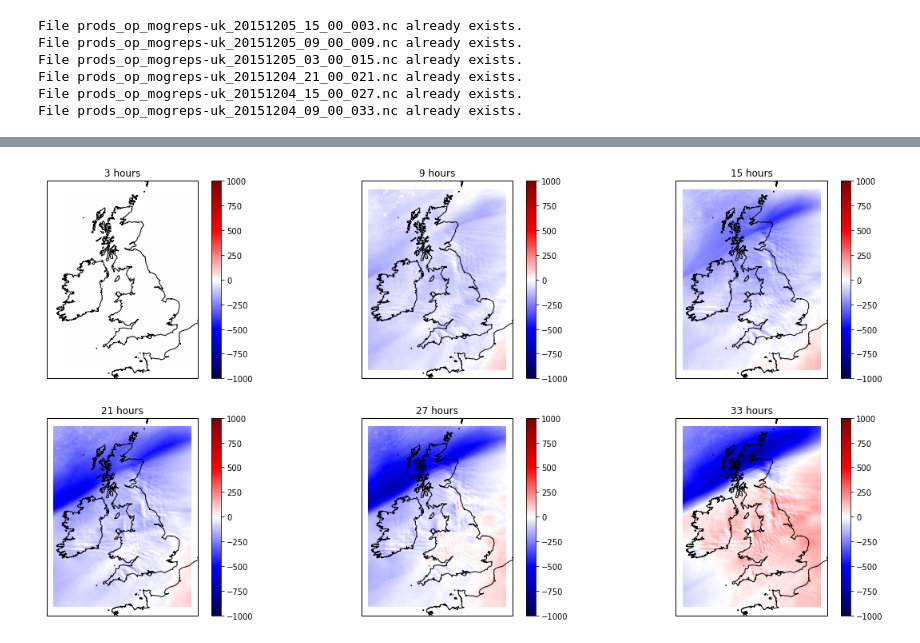
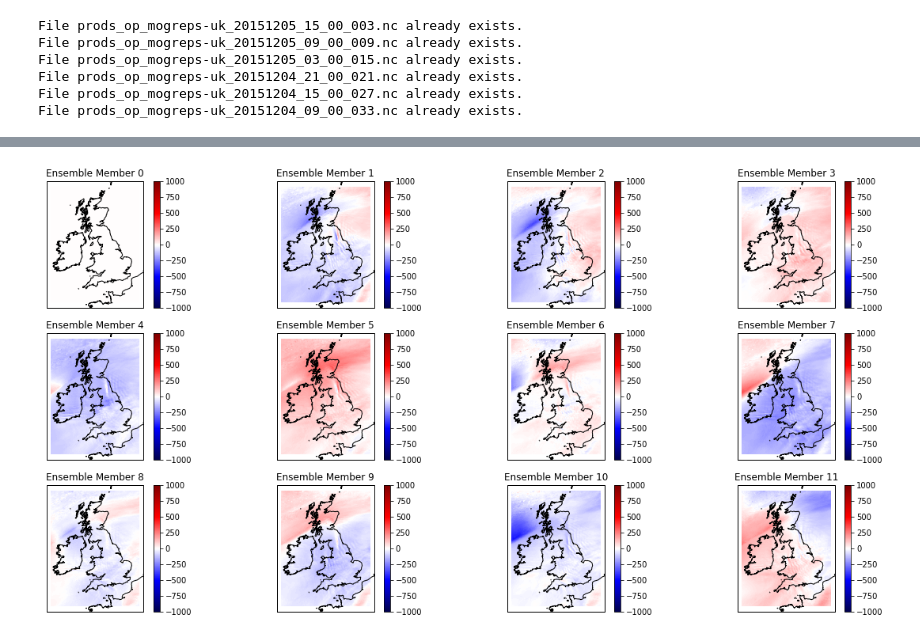
Before and after one commit to thomasgibson/t3motr, a Jupyter notebook: ShinyForPresentation.ipynb, the cells around one changed output, grey strips where cells are left out. Cells and saved outputs as stored; diff of their text form; code cells hidden in the pictures.

```diff
--- a/ShinyForPresentation.ipynb
+++ b/ShinyForPresentation.ipynb
@@ -66,0 +147,14 @@ The evolution of the forecase from 33 hours out (so forecast 9am 4th December) t
+# %%
+eforecast_1 = mogreps.download_data('mogreps-uk', mogreps.make_data_object_name('mogreps-uk', 2015, 12, 5, 3, 1 , 12),data_folder = Path('.'))
+eforecast_2 = mogreps.download_data('mogreps-uk', mogreps.make_data_object_name('mogreps-uk', 2015, 12, 5, 3, 2 , 12),data_folder = Path('.'))
+eforecast_3 = mogreps.download_data('mogreps-uk', mogreps.make_data_object_name('mogreps-uk', 2015, 12, 5, 3, 3 , 12),data_folder = Path('.'))
+eforecast_4 = mogreps.download_data('mogreps-uk', mogreps.make_data_object_name('mogreps-uk', 2015, 12, 5, 3, 4 , 12),data_folder = Path('.'))
+eforecast_5 = mogreps.download_data('mogreps-uk', mogreps.make_data_object_name('mogreps-uk', 2015, 12, 5, 3, 5 , 12),data_folder = Path('.'))
+eforecast_6 = mogreps.download_data('mogreps-uk', mogreps.make_data_object_name('mogreps-uk', 2015, 12, 5, 3, 6 , 12),data_folder = Path('.'))
+eforecast_7 = mogreps.download_data('mogreps-uk', mogreps.make_data_object_name('mogreps-uk', 2015, 12, 5, 3, 7 , 12),data_folder = Path('.'))
+eforecast_8 = mogreps.download_data('mogreps-uk', mogreps.make_data_object_name('mogreps-uk', 2015, 12, 5, 3, 8 , 12),data_folder = Path('.'))
+eforecast_9 = mogreps.download_data('mogreps-uk', mogreps.make_data_object_name('mogreps-uk', 2015, 12, 5, 3, 9 , 12),data_folder = Path('.'))
+eforecast_10 = mogreps.download_data('mogreps-uk', mogreps.make_data_object_name('mogreps-uk', 2015, 12, 5, 3, 10 , 12),data_folder = Path('.'))
+eforecast_11 = mogreps.download_data('mogreps-uk', mogreps.make_data_object_name('mogreps-uk', 2015, 12, 5, 3, 11 , 12),data_folder = Path('.'))
+
+control =  mogreps.download_data('mogreps-uk', mogreps.make_data_object_name('mogreps-uk', 2015, 12, 5, 3, 0 , 12),data_folder = Path('.'))
@@ -66,0 +174,15 @@ The evolution of the forecase from 33 hours out (so forecast 9am 4th December) t
+# %%
+eDS_forecast_0 = netCDF4.Dataset(control)
+eDS_forecast_1 = netCDF4.Dataset(eforecast_1)
+eDS_forecast_2 = netCDF4.Dataset(eforecast_2)
+eDS_forecast_3 = netCDF4.Dataset(eforecast_3)
+eDS_forecast_4 = netCDF4.Dataset(eforecast_4)
+eDS_forecast_5 = netCDF4.Dataset(eforecast_5)
+eDS_forecast_6 = netCDF4.Dataset(eforecast_6)
+eDS_forecast_7 = netCDF4.Dataset(eforecast_7)
+eDS_forecast_8 = netCDF4.Dataset(eforecast_8)
+eDS_forecast_9 = netCDF4.Dataset(eforecast_9)
+eDS_forecast_10 = netCDF4.Dataset(eforecast_10)
+eDS_forecast_11 = netCDF4.Dataset(eforecast_11)
+
+eforecasts = [eDS_forecast_0, eDS_forecast_1, eDS_forecast_2, eDS_forecast_3, eDS_forecast_4, eDS_forecast_5, eDS_forecast_6, eDS_forecast_7, eDS_forecast_8, eDS_forecast_9, eDS_forecast_10, eDS_forecast_11]
@@ -67,9 +197,8 @@ The evolution of the forecase from 33 hours out (so forecast 9am 4th December) t
 # %%
 test_variable = "air_pressure_at_sea_level"
 v_min = -1000
 v_max = 1000
 
-
-tplots.difference_plots(test_variable, v_min, v_max)
+tplot.ensemble_pressure_plot(eforecasts, test_variable, v_min,  v_max)
 # %% [output]
-[figure, old version]
+[figure, new version]
```
Also changed, not shown: parts of 31 cells of this notebook, 2 other files.
